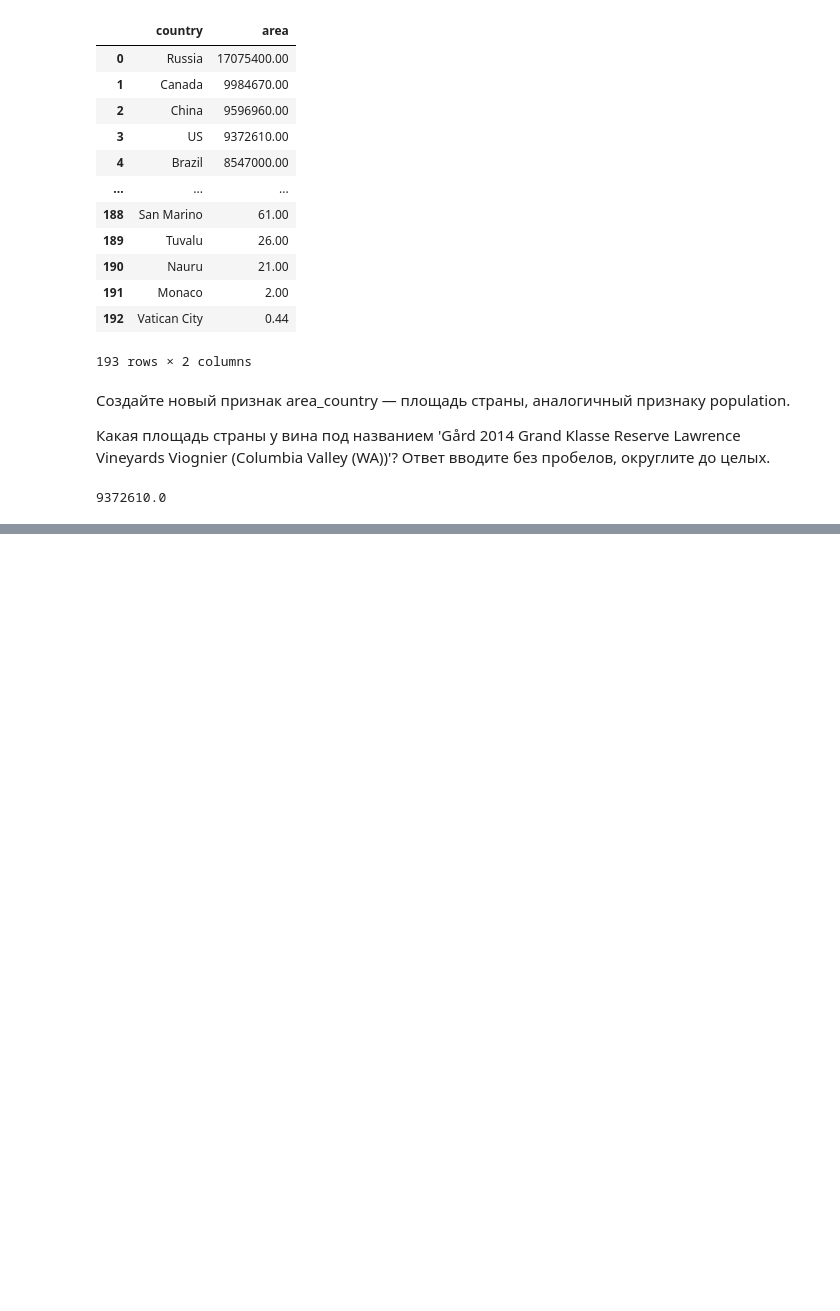
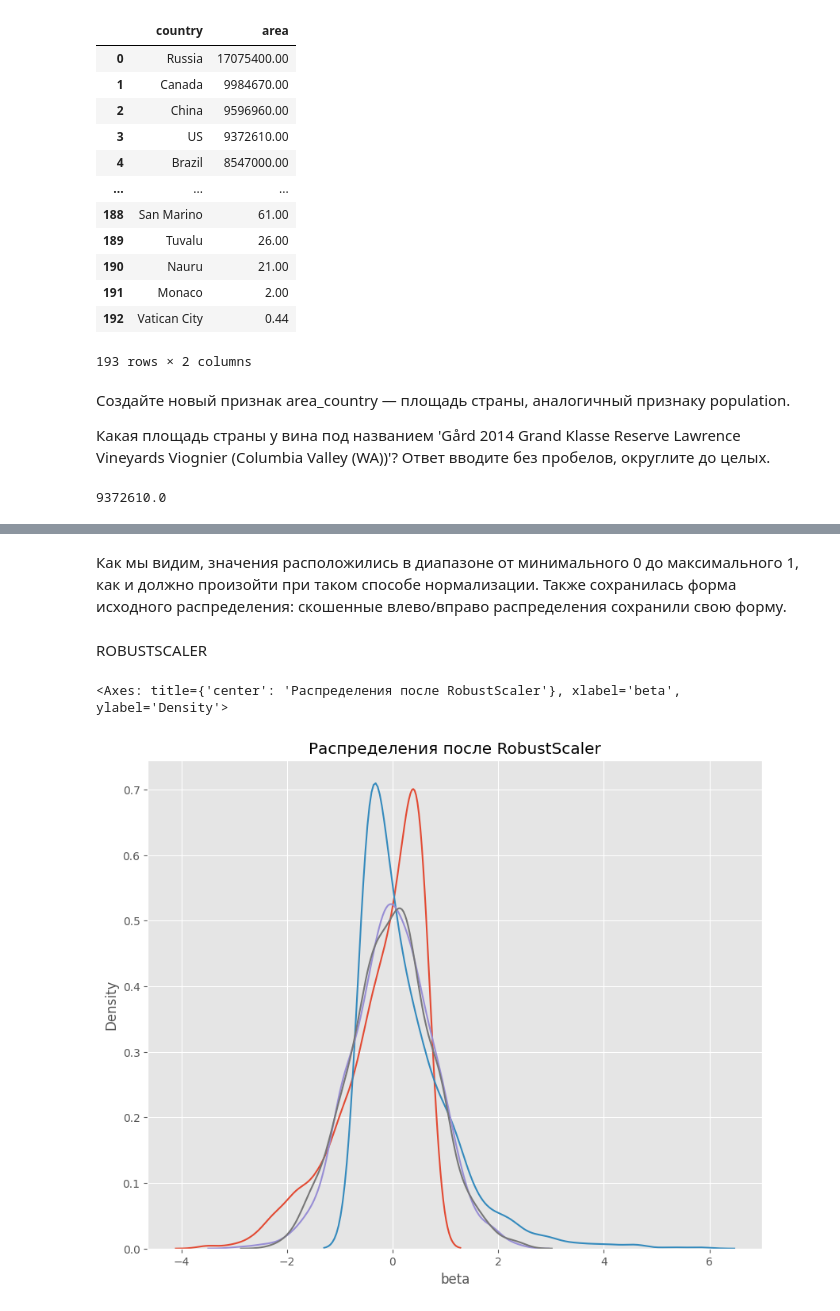
Before and after one commit to the0fedor/SF_DS, a Jupyter notebook: SkillFactory/EDA-3/eda-3.ipynb, the cells around one changed output, grey strips where cells are left out. Saved outputs shown, nothing was run; the diff lists cells and outputs as text; code cells hidden in the pictures; blank space fills up the shorter version.

```diff
--- a/SkillFactory/EDA-3/eda-3.ipynb
+++ b/SkillFactory/EDA-3/eda-3.ipynb
@@ -183,0 +641,24 @@ df.loc[df['title'] == 'Gård 2014 Grand Klasse Reserve Lawrence Vineyards Viogni
+# %% [markdown]
+Как мы видим, значения расположились в диапазоне от минимального 0 до максимального 1, как и должно произойти при таком способе нормализации. Также сохранилась форма исходного распределения: скошенные влево/вправо распределения сохранили свою форму.
+# %% [markdown]
+ ROBUSTSCALER
+# %%
+# инициализируем нормализатор RobustScaler
+r_scaler = preprocessing.RobustScaler()
+
+# кодируем исходный датасет
+df_r = r_scaler.fit_transform(df)
+
+# Преобразуем промежуточный датасет в полноценный датафрейм для визуализации
+df_r = pd.DataFrame(df_r, columns=col_names)
+
+fig, (ax1) = plt.subplots(ncols=1, figsize=(10, 8))
+ax1.set_title('Распределения после RobustScaler')
+
+sns.kdeplot(df_r['beta'], ax=ax1)
+sns.kdeplot(df_r['exponential'], ax=ax1)
+sns.kdeplot(df_r['normal_p'], ax=ax1)
+sns.kdeplot(df_r['normal_l'], ax=ax1)
+# %% [output]
+<Axes: title={'center': 'Распределения после RobustScaler'}, xlabel='beta', ylabel='Density'>
+[figure, added]
```
Also changed, not shown: parts of 77 cells of this notebook, 1 other file.
